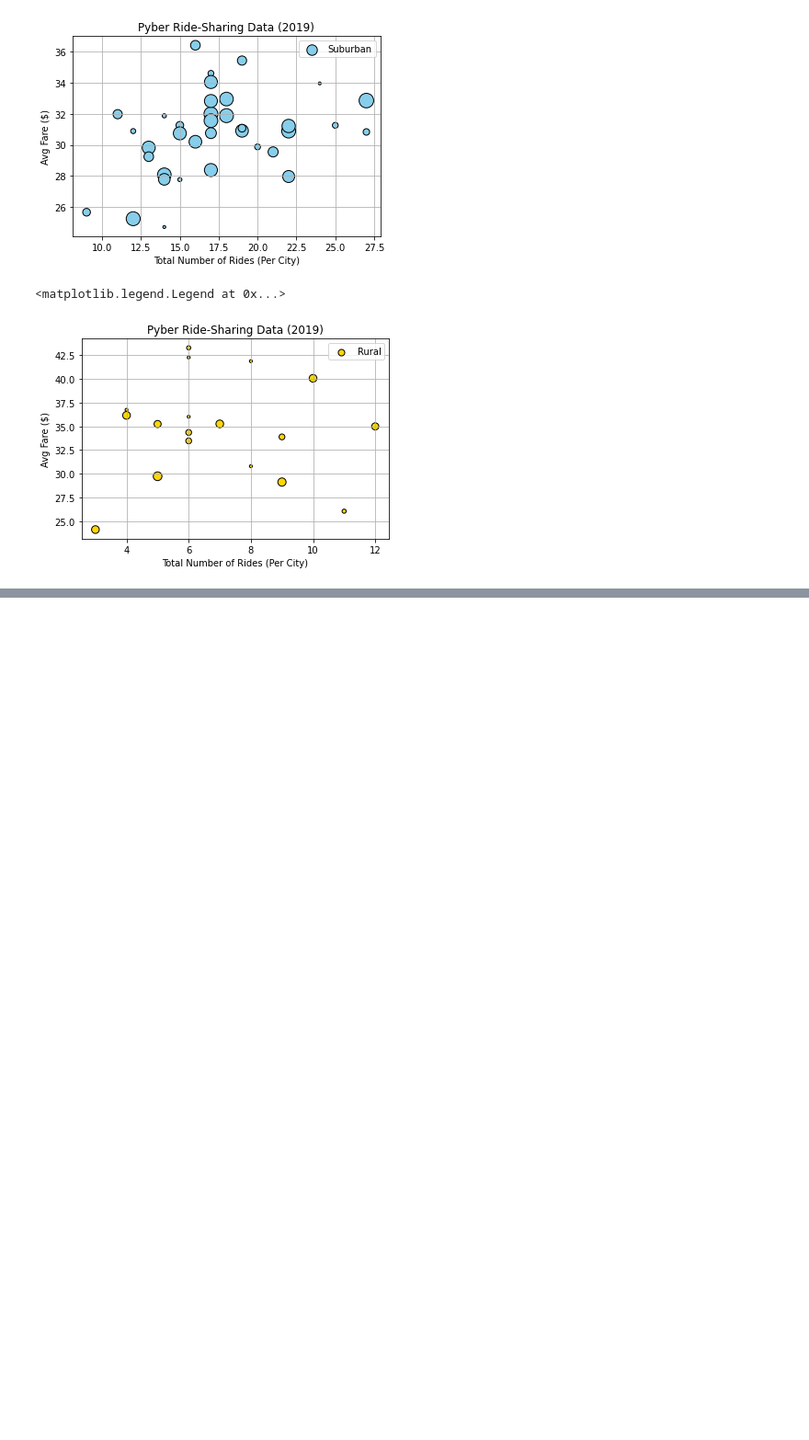
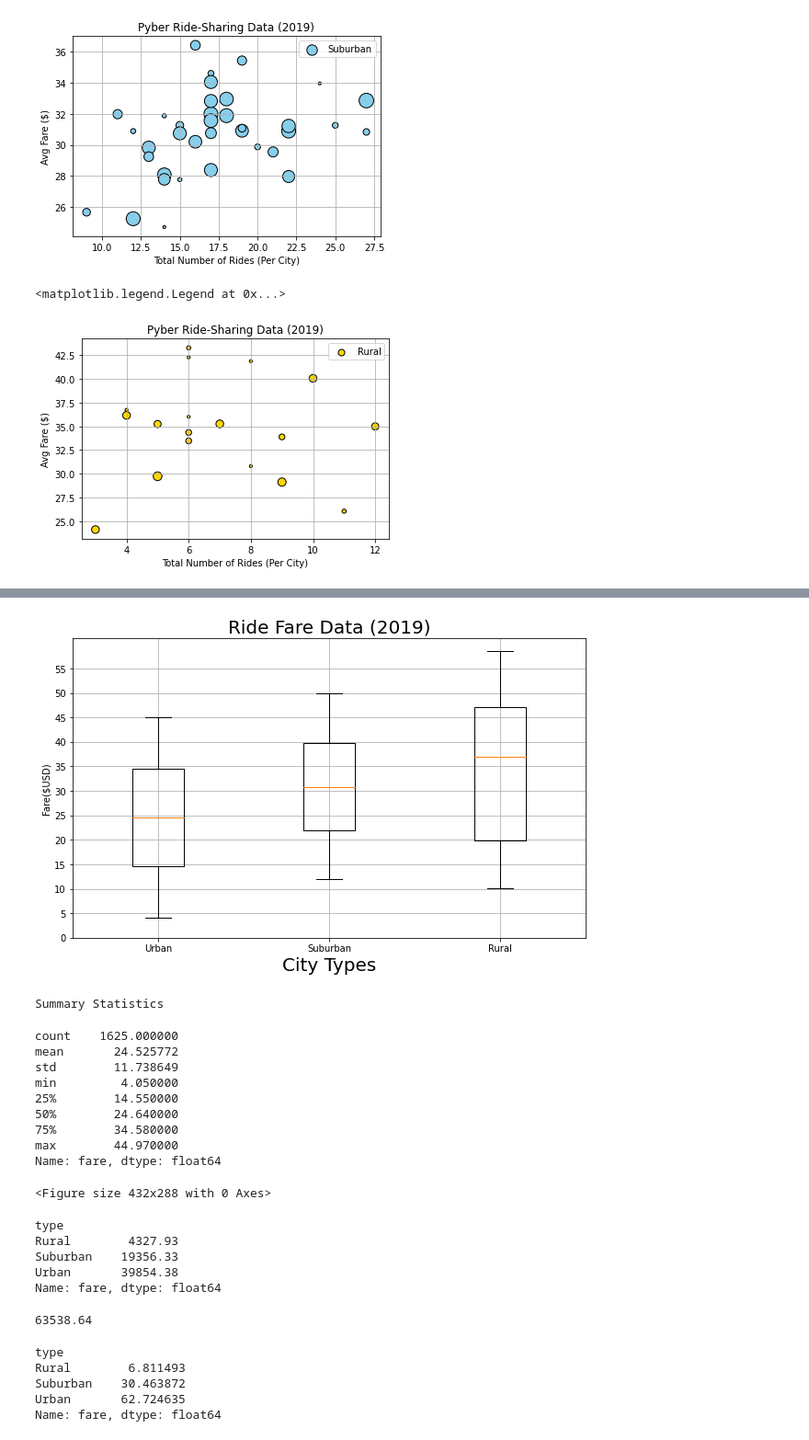
Before and after one commit to iiiGraham/Pyber_Analysis, a Jupyter notebook: Pyber.ipynb, the cells around one changed output, grey strips where cells are left out. Shown at 92% size. Cells and saved outputs as stored; diff of their text form; code cells hidden in the pictures; blank space fills up the shorter version.

```diff
--- a/Pyber.ipynb
+++ b/Pyber.ipynb
@@ -230,0 +412,56 @@ plt.savefig("analysis/Fig1.png")
+# %%
+# Create a box-and-whisker plot for the urban fare data.
+x_labels = ["Urban", "Suburban", "Rural"]
+fare_data = [urban_fares, suburban_fares, rural_fares]
+fig, ax = plt.subplots(figsize=(10,6))
+ax.boxplot(fare_data, labels=x_labels)
+# Add the title, y-axis label and grid.
+ax.set_title('Ride Fare Data (2019)', fontsize=20)
+ax.set_ylabel('Fare($USD)')
+ax.set_xlabel("City Types", fontsize=20)
+ax.set_yticks(np.arange(0, 56, step=5.0))
+ax.grid()
+plt.show()
+plt.savefig("analysis/Fig3.png")
+print("Summary Statistics")
+urban_fares.describe()
+# suburban_fares.describe()
+# rural_fares.describe()
+# %% [output]
+[figure, added]
+Summary Statistics
+count    1625.000000
+mean       24.525772
+std        11.738649
+min         4.050000
+25%        14.550000
+50%        24.640000
+75%        34.580000
+max        44.970000
+Name: fare, dtype: float64
+<Figure size 432x288 with 0 Axes>
+# %%
+# get total fares for each city type by using groupby on the original data
+sum_fares_by_type = pyber_data_df.groupby(["type"]).sum()["fare"]
+sum_fares_by_type
+# %% [output]
+type
+Rural        4327.93
+Suburban    19356.33
+Urban       39854.38
+Name: fare, dtype: float64
+# %%
+# get sum of all fares
+total_fares = pyber_data_df["fare"].sum()
+total_fares
+# %% [output]
+63538.64
+# %%
+type_percents = 100 * sum_fares_by_type / total_fares
+type_percents
+# %% [output]
+type
+Rural        6.811493
+Suburban    30.463872
+Urban       62.724635
+Name: fare, dtype: float64
```
Also changed, not shown: parts of 20 cells of this notebook, 3 other files.
